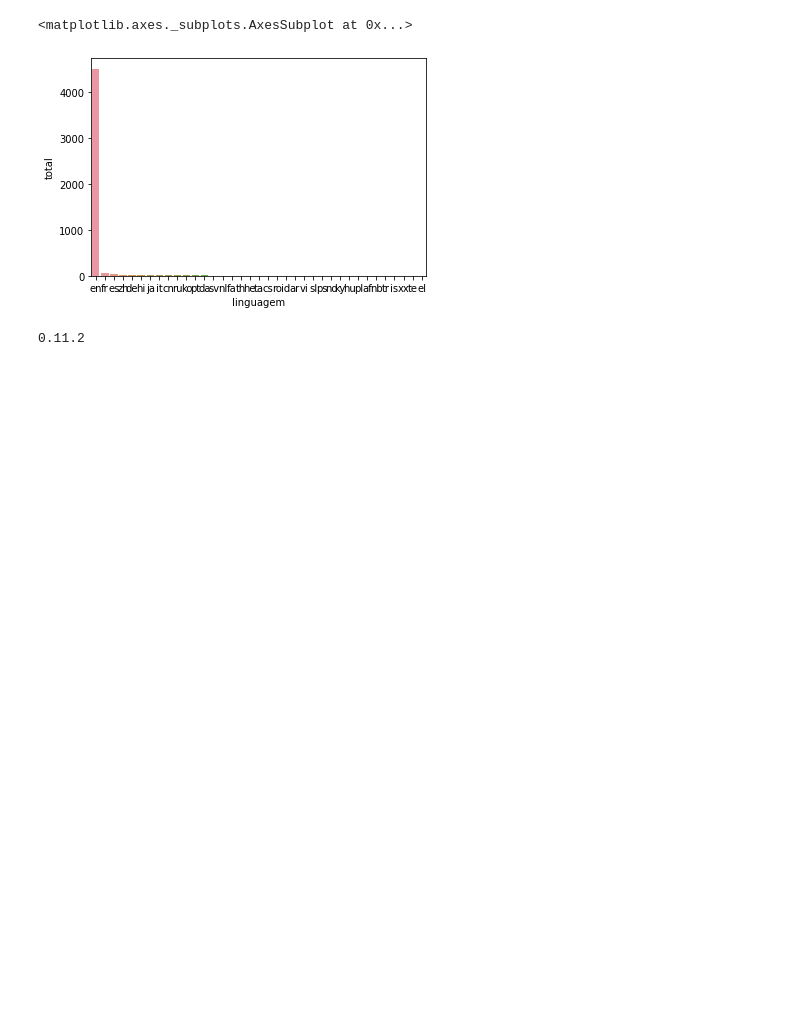
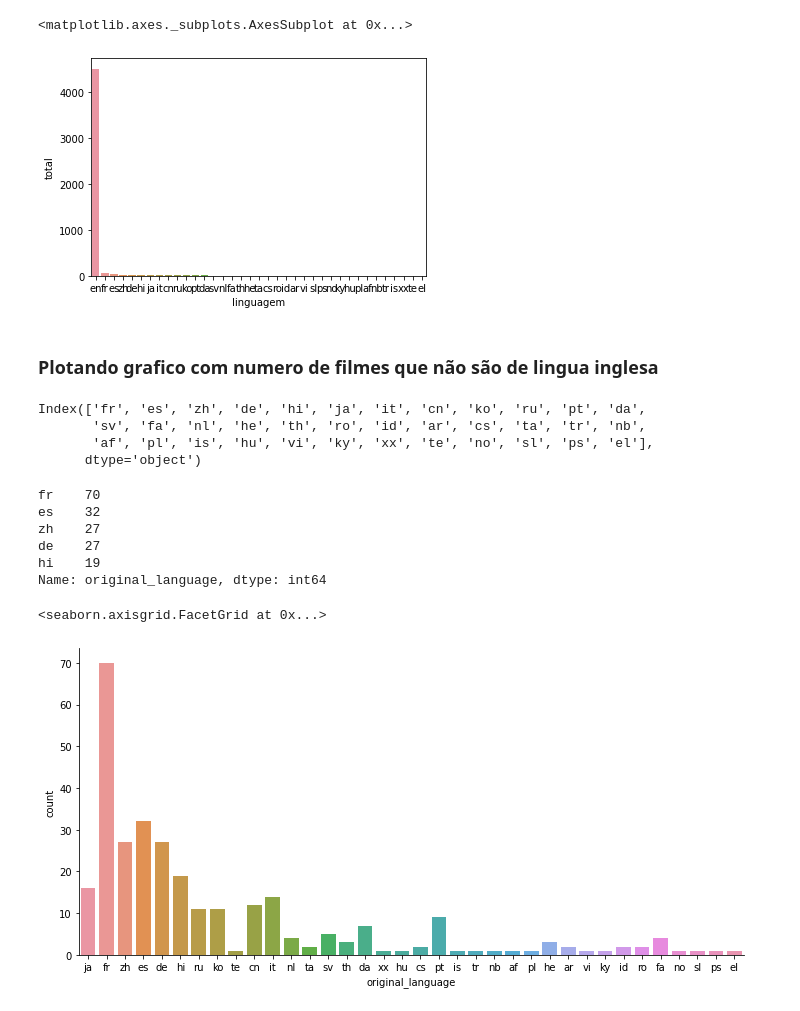
Before and after one commit to vitaoTM/Alura-BootCamp-DataScience, a Jupyter notebook: Analise_de_Filmes.ipynb, the cells around one changed output. Cells and saved outputs as stored; diff of their text form; code cells hidden in the pictures; blank space fills up the shorter version.

```diff
--- a/Analise_de_Filmes.ipynb
+++ b/Analise_de_Filmes.ipynb
@@ -154,7 +210,35 @@ sns.barplot(data= contagem_de_linguas, x='linguagem', y='total')
 # %% [output]
 <matplotlib.axes._subplots.AxesSubplot at 0x...>
 [figure]
-# %%
-print(sns.__version__)
-# %% [output]
-0.11.2
+# %% [markdown]
+### Plotando grafico com numero de filmes que não são de lingua inglesa
+# %%
+filmes_sem_lingua_original_em_ingles = tmdb.query("original_language != 'en'").original_language.value_counts()
+filmes_sem_lingua_original_em_ingles.head()
+filmes_sem_lingua_original_em_ingles.index
+# %% [output]
+Index(['fr', 'es', 'zh', 'de', 'hi', 'ja', 'it', 'cn', 'ko', 'ru', 'pt', 'da',
+       'sv', 'fa', 'nl', 'he', 'th', 'ro', 'id', 'ar', 'cs', 'ta', 'tr', 'nb',
+       'af', 'pl', 'is', 'hu', 'vi', 'ky', 'xx', 'te', 'no', 'sl', 'ps', 'el'],
+      dtype='object')
+# %%
+total_por_filme_outras_linguas = tmdb.query("original_language != 'en'").original_language.value_counts()
+total_por_filme_outras_linguas.head()
+# %% [output]
+fr    70
+es    32
+zh    27
+de    27
+hi    19
+Name: original_language, dtype: int64
+# %%
+filmes_sem_lingua_original_em_ingles = tmdb.query("original_language != 'en'")
+# %%
+sns.catplot(x = "original_language",
+            data = filmes_sem_lingua_original_em_ingles,
+            kind="count",
+            aspect=2,
+)
+# %% [output]
+<seaborn.axisgrid.FacetGrid at 0x...>
+[figure, added]
```
Also changed, not shown: parts of 13 cells of this notebook.
